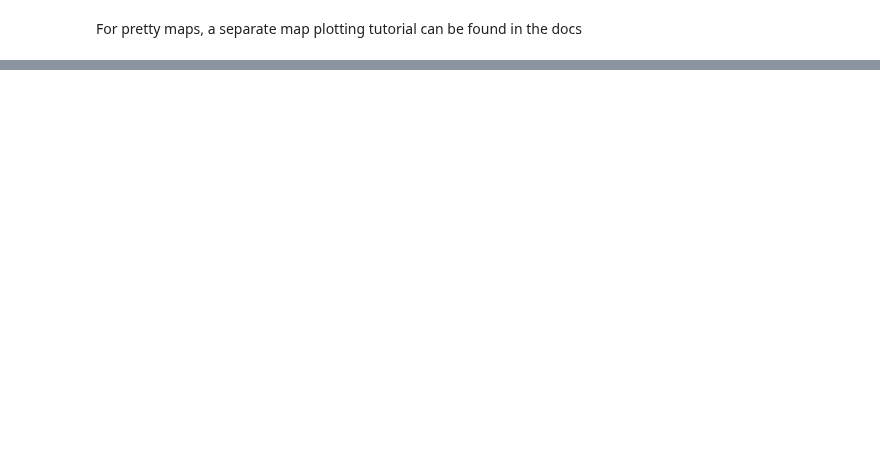
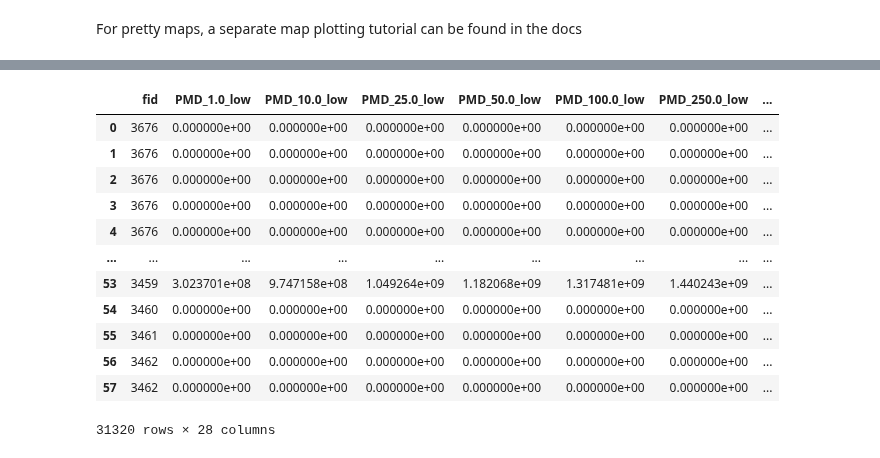
Before and after one commit to Evelyn-M/global-displacement-risk, a Jupyter notebook: doc/result_overview_CF.ipynb, the cells around one changed output, grey strips where cells are left out. Drawn from its saved outputs; the diff is of its cells as text; code cells hidden in the pictures; blank space fills up the shorter version.

```diff
--- a/doc/result_overview_CF.ipynb
+++ b/doc/result_overview_CF.ipynb
@@ -192,0 +244,16 @@ For pretty maps, a separate map plotting tutorial can be found in the docs
+# %%
+df_global
+# %% [output]
+|  | fid | PMD_1.0_low | PMD_10.0_low | PMD_25.0_low | PMD_50.0_low | PMD_100.0_low | PMD_250.0_low | ... |
+| 0 | 3676 | 0.000000e+00 | 0.000000e+00 | 0.000000e+00 | 0.000000e+00 | 0.000000e+00 | 0.000000e+00 | ... |
+| 1 | 3676 | 0.000000e+00 | 0.000000e+00 | 0.000000e+00 | 0.000000e+00 | 0.000000e+00 | 0.000000e+00 | ... |
+| 2 | 3676 | 0.000000e+00 | 0.000000e+00 | 0.000000e+00 | 0.000000e+00 | 0.000000e+00 | 0.000000e+00 | ... |
+| 3 | 3676 | 0.000000e+00 | 0.000000e+00 | 0.000000e+00 | 0.000000e+00 | 0.000000e+00 | 0.000000e+00 | ... |
+| 4 | 3676 | 0.000000e+00 | 0.000000e+00 | 0.000000e+00 | 0.000000e+00 | 0.000000e+00 | 0.000000e+00 | ... |
+| ... | ... | ... | ... | ... | ... | ... | ... | ... |
+| 53 | 3459 | 3.023701e+08 | 9.747158e+08 | 1.049264e+09 | 1.182068e+09 | 1.317481e+09 | 1.440243e+09 | ... |
+| 54 | 3460 | 0.000000e+00 | 0.000000e+00 | 0.000000e+00 | 0.000000e+00 | 0.000000e+00 | 0.000000e+00 | ... |
+| 55 | 3461 | 0.000000e+00 | 0.000000e+00 | 0.000000e+00 | 0.000000e+00 | 0.000000e+00 | 0.000000e+00 | ... |
+| 56 | 3462 | 0.000000e+00 | 0.000000e+00 | 0.000000e+00 | 0.000000e+00 | 0.000000e+00 | 0.000000e+00 | ... |
+| 57 | 3462 | 0.000000e+00 | 0.000000e+00 | 0.000000e+00 | 0.000000e+00 | 0.000000e+00 | 0.000000e+00 | ... |
+31320 rows × 28 columns
```
Also changed, not shown: parts of 31 cells of this notebook, 1 other file.
